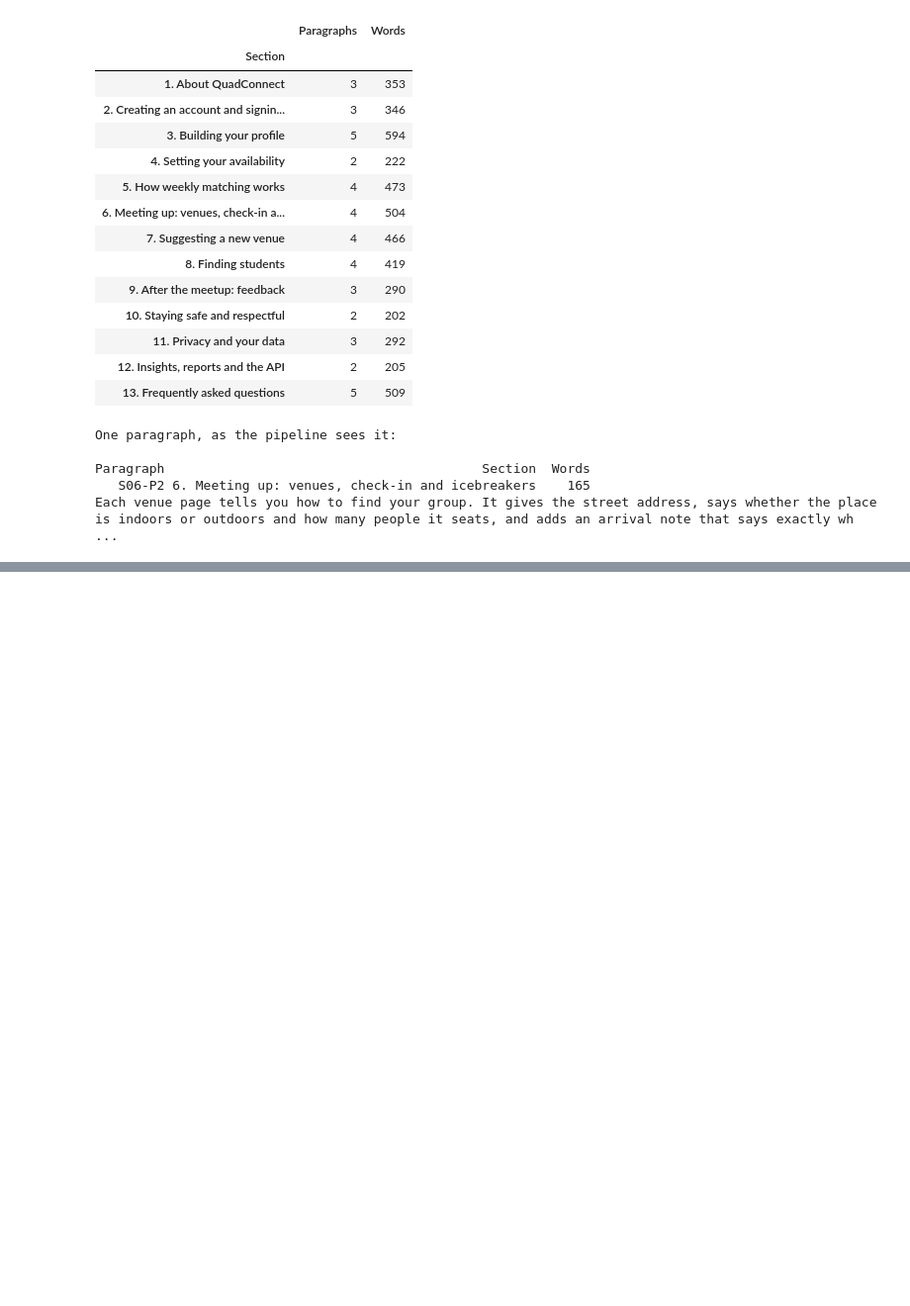
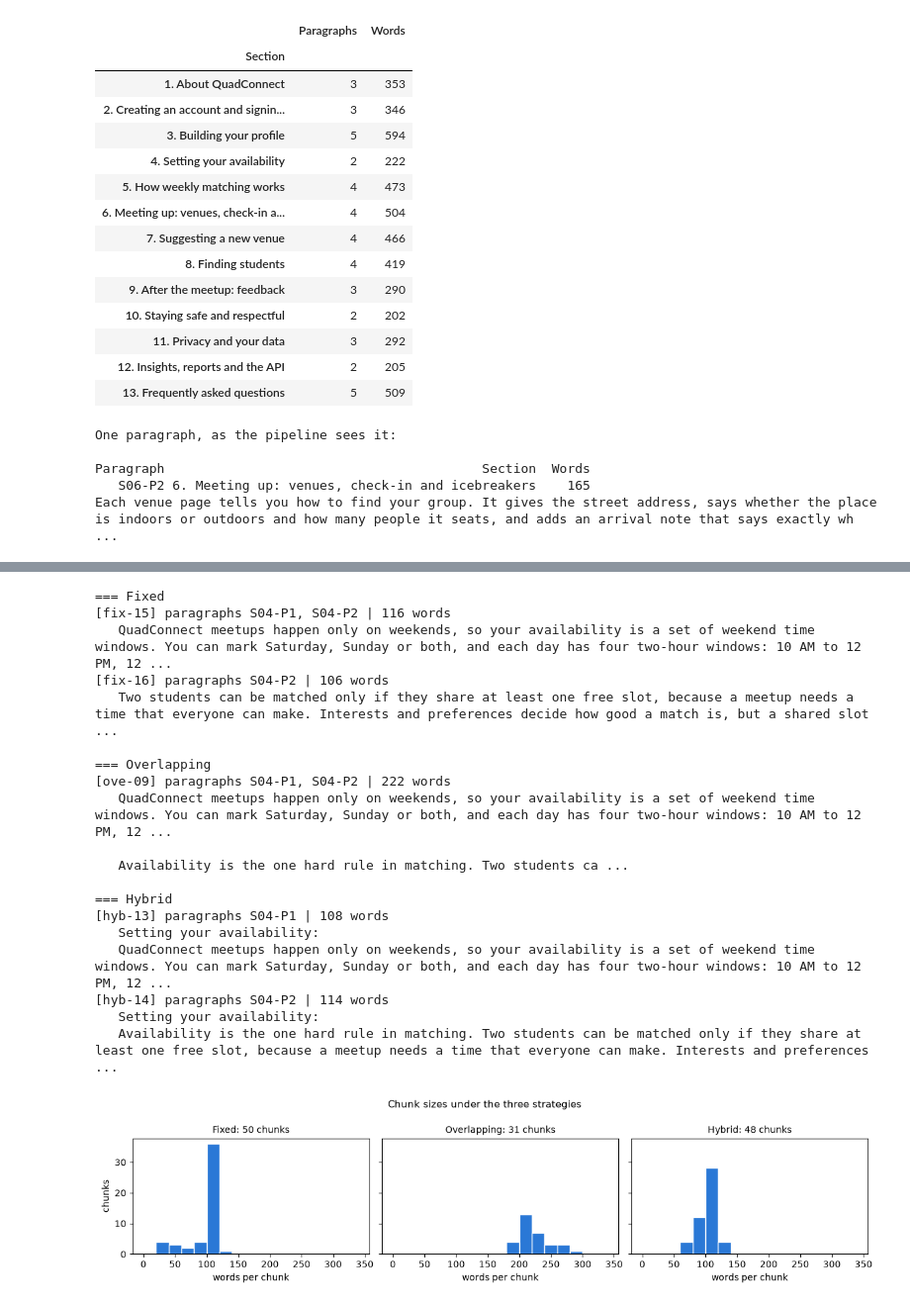
Before and after one commit to manojkmohan5/13_QuadConnect, a Jupyter notebook: rag/rag_system.ipynb, the cells around one changed output, grey strips where cells are left out. Shown at 99% size. Cells and saved outputs as stored; diff of their text form; code cells hidden in the pictures; blank space fills up the shorter version.

```diff
--- a/rag/rag_system.ipynb
+++ b/rag/rag_system.ipynb
@@ -144,0 +281,39 @@ Each venue page tells you how to find your group. It gives the street address, s
+# %%
+# One section under each strategy: Section 4, "Setting your availability" (two paragraphs).
+for name, table in CHUNKS.items():
+    print(f"=== {name}")
+    for row in table[table["Section"].str.startswith("4.")].itertuples():
+        print(f"[{row.Chunk}] paragraphs {', '.join(row.Paragraphs)} | {row.Words} words")
+        print("   " + row.Text.replace("\n", "\n   ")[:600] + (" ..." if len(row.Text) > 600 else ""))
+    print()
+
+fig, axes = plt.subplots(1, 3, figsize=(12, 3), sharey=True)
+for ax, (name, table) in zip(axes, CHUNKS.items(), strict=True):
+    ax.hist(table["Words"], bins=range(0, 360, 20), color="#2a78d6", edgecolor="white")
+    ax.set_title(f"{name}: {len(table)} chunks", fontsize=10)
+    ax.set_xlabel("words per chunk")
+axes[0].set_ylabel("chunks")
+fig.suptitle("Chunk sizes under the three strategies", fontsize=11)
+plt.tight_layout()
+plt.show()
+# %% [output]
+=== Fixed
+[fix-15] paragraphs S04-P1, S04-P2 | 116 words
+   QuadConnect meetups happen only on weekends, so your availability is a set of weekend time windows. You can mark Saturday, Sunday or both, and each day has four two-hour windows: 10 AM to 12 PM, 12 ...
+[fix-16] paragraphs S04-P2 | 106 words
+   Two students can be matched only if they share at least one free slot, because a meetup needs a time that everyone can make. Interests and preferences decide how good a match is, but a shared slot  ...
+
+=== Overlapping
+[ove-09] paragraphs S04-P1, S04-P2 | 222 words
+   QuadConnect meetups happen only on weekends, so your availability is a set of weekend time windows. You can mark Saturday, Sunday or both, and each day has four two-hour windows: 10 AM to 12 PM, 12 ...
+
+   Availability is the one hard rule in matching. Two students ca ...
+
+=== Hybrid
+[hyb-13] paragraphs S04-P1 | 108 words
+   Setting your availability:
+   QuadConnect meetups happen only on weekends, so your availability is a set of weekend time windows. You can mark Saturday, Sunday or both, and each day has four two-hour windows: 10 AM to 12 PM, 12 ...
+[hyb-14] paragraphs S04-P2 | 114 words
+   Setting your availability:
+   Availability is the one hard rule in matching. Two students can be matched only if they share at least one free slot, because a meetup needs a time that everyone can make. Interests and preferences ...
+[figure, added]
```
Also changed, not shown: parts of 4 cells of this notebook, 1 other file.
